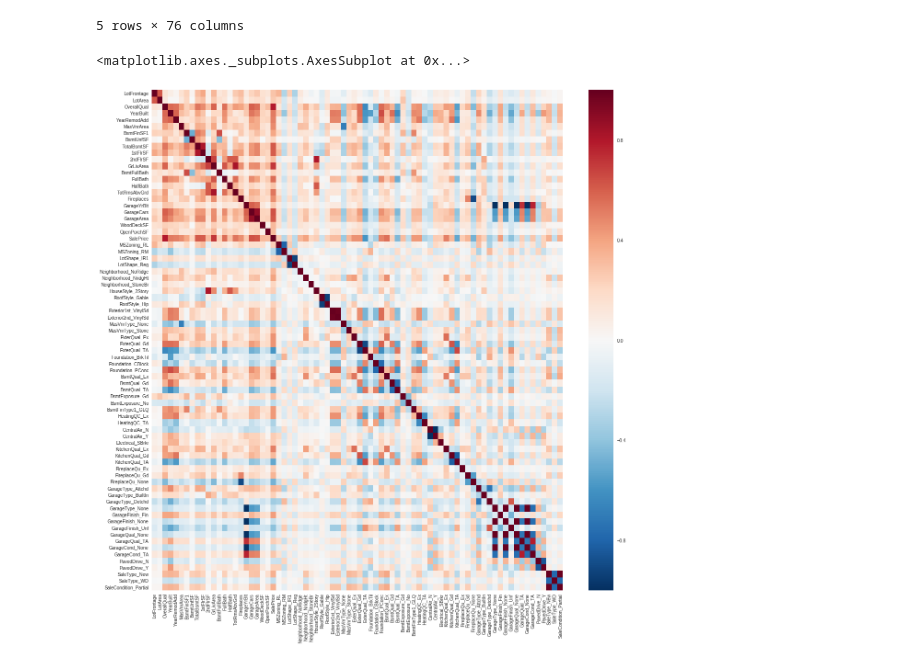
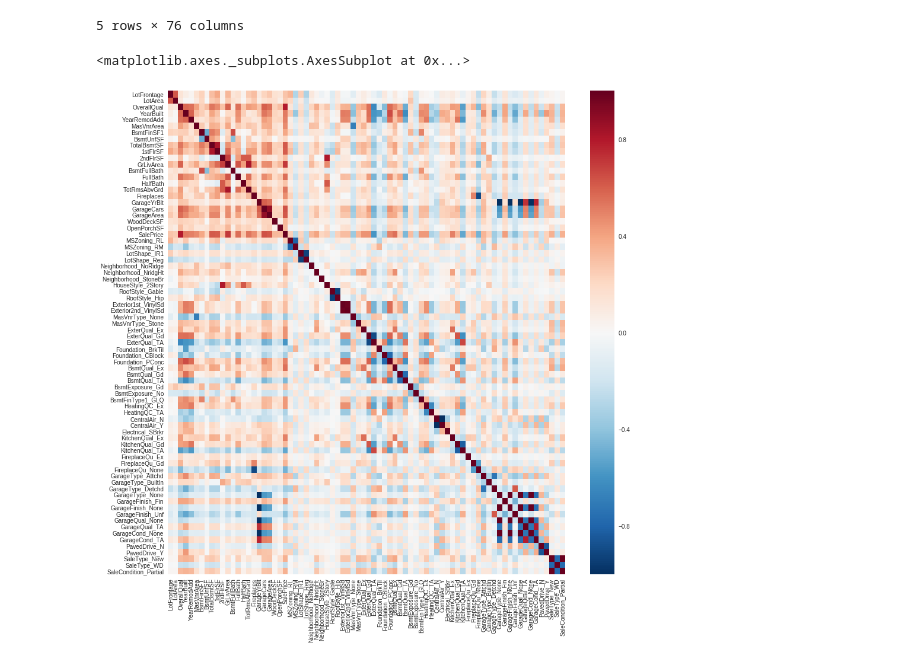
Before and after one commit to 51rL1N5/Prova_Esig, a Jupyter notebook: houseprice.ipynb, the cells around one changed output. Saved outputs shown, nothing was run; the diff lists cells and outputs as text; code cells hidden in the pictures.

```diff
--- a/houseprice.ipynb
+++ b/houseprice.ipynb
@@ -665,11 +665,11 @@ train.head(5)
 # %%
 new_corr = train.corr()
 
-plt.figure(figsize=(20,20))
+plt.figure(figsize=(15,15))
 
 sbs.heatmap(
             new_corr,
            )
 # %% [output]
 <matplotlib.axes._subplots.AxesSubplot at 0x...>
-[figure, old version]
+[figure, new version]
```
Also changed, not shown: parts of 5 cells of this notebook.
